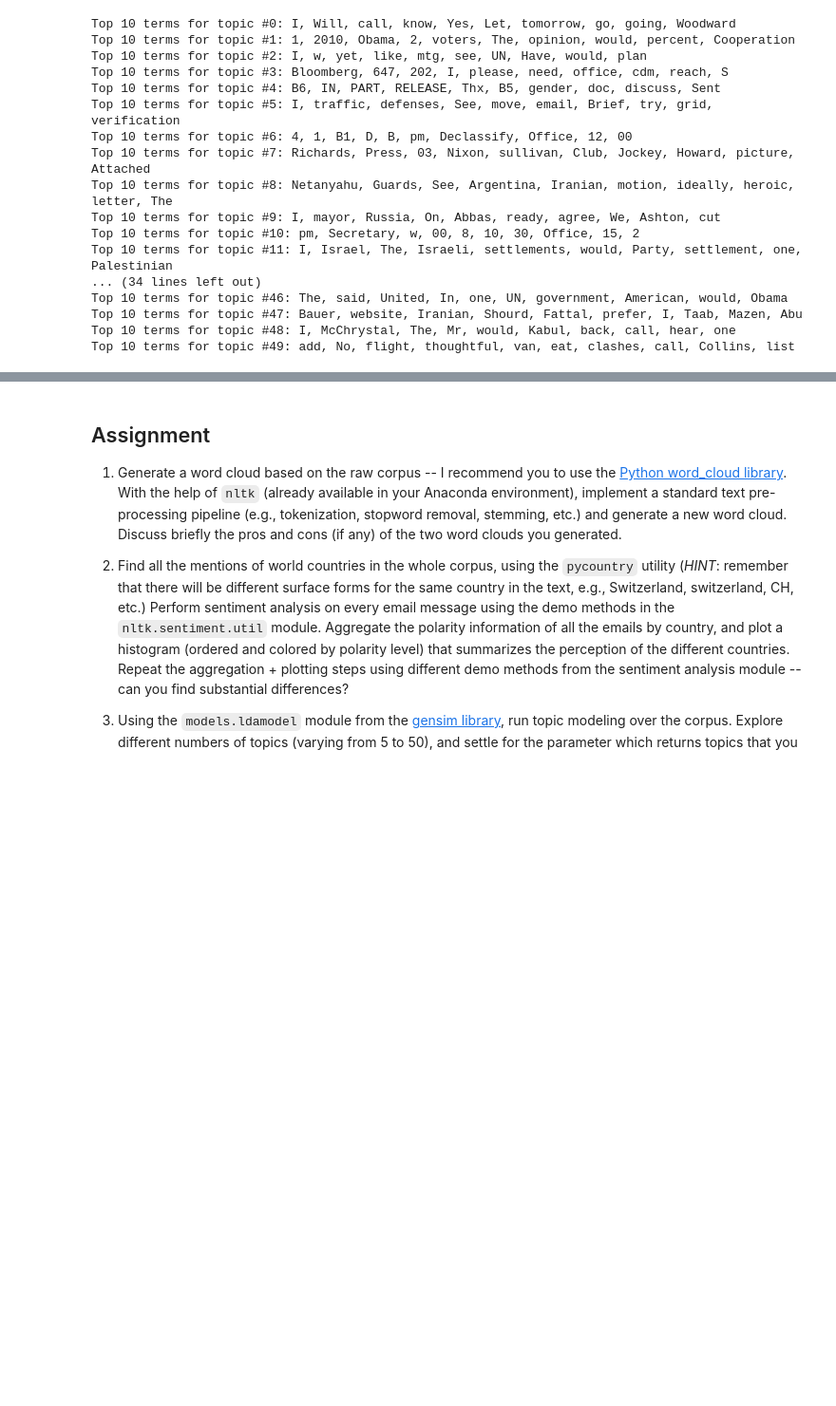
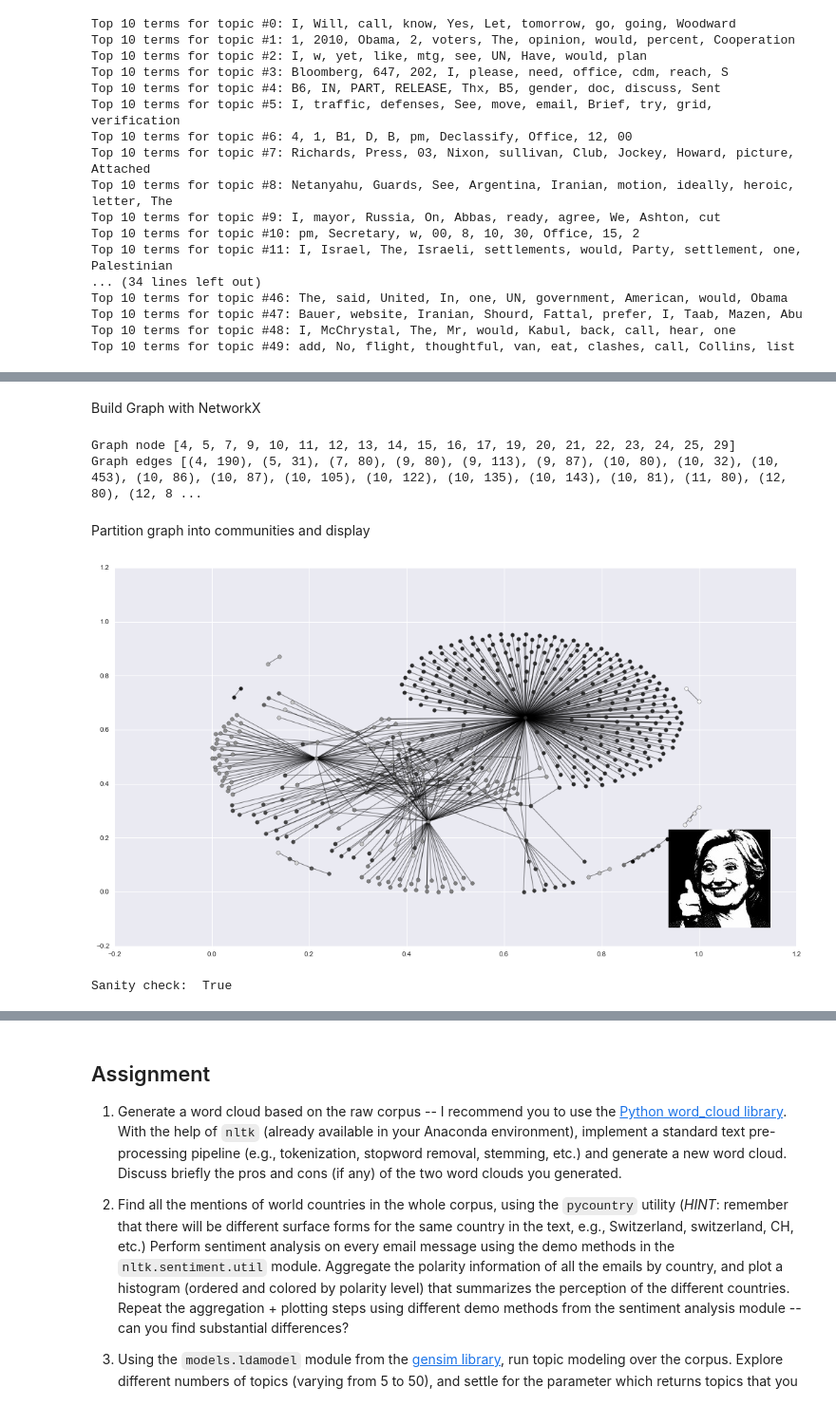
Before and after one commit to PaluchowskiMatthew/ADA-Kepler, a Jupyter notebook: 05 - Taming Text/05 - Taming Text.ipynb, the cells around one changed output, grey strips where cells are left out. Shown at 95% size. Saved outputs shown, nothing was run; the diff lists cells and outputs as text; code cells hidden in the pictures; blank space fills up the shorter version.

```diff
--- a/05 - Taming Text/05 - Taming Text.ipynb
+++ b/05 - Taming Text/05 - Taming Text.ipynb
@@ -425,0 +473,3 @@ pyLDAvis.display(vis_data)
+# %%
+emails_with_receivers = email_receivers.join(emails, how='left', on='EmailId')
+emails_with_receivers
@@ -425,0 +496,3 @@ pyLDAvis.display(vis_data)
+# %%
+graph_table = emails_with_receivers[['PersonId', 'SenderPersonId', 'ExtractedBodyText']]
+graph_table.head(10)
@@ -425,0 +512,4 @@ pyLDAvis.display(vis_data)
+# %%
+graph_table_clean = graph_table.dropna(subset=[['PersonId', 'SenderPersonId']])
+graph_table_clean['SenderPersonId'] = graph_table_clean['SenderPersonId'].astype(int)
+graph_table_clean.head(10)
@@ -425,0 +534,47 @@ pyLDAvis.display(vis_data)
+# %% [markdown]
+Build Graph with NetworkX
+# %%
+import networkx as nx
+G = nx.Graph()
+
+graph_table_clean.apply(lambda row: G.add_edge(row['PersonId'], row['SenderPersonId']), axis=1)
+
+print('Graph node', list(G.nodes())[0:20])
+print('Graph edges', list(G.edges())[0:20])
+# %% [output]
+Graph node [4, 5, 7, 9, 10, 11, 12, 13, 14, 15, 16, 17, 19, 20, 21, 22, 23, 24, 25, 29]
+Graph edges [(4, 190), (5, 31), (7, 80), (9, 80), (9, 113), (9, 87), (10, 80), (10, 32), (10, 453), (10, 86), (10, 87), (10, 105), (10, 122), (10, 135), (10, 143), (10, 81), (11, 80), (12, 80), (12, 8 ...
+# %% [markdown]
+Partition graph into communities and display
+# %%
+import community as coty
+
+# Compute the best partitions
+partition = coty.best_partition(G)
+
+# Draw resultin graph
+size = float(len(set(partition.values())))
+pos = nx.spring_layout(G)
+count = 0.
+for com in set(partition.values()) :
+    count = count + 1.
+    list_nodes = [nodes for nodes in partition.keys()
+                                if partition[nodes] == com]
+    nx.draw_networkx_nodes(G, pos, list_nodes, node_size = 30,
+                                node_color = str(count / size))
+
+
+nx.draw_networkx_edges(G,pos, alpha=0.5)
+fig = plt.gcf()
+fig.set_size_inches(18, 10)
+
+im = Image.open('hillary_mask_2.jpg')
+fig.figimage(im, 850, 50,zorder=10)
+
+plt.show()
+# %% [output]
+[figure, added]
+# %%
+print('Sanity check: ', len(list(G.nodes())) == len(partition))
+# %% [output]
+Sanity check:  True
```
Also changed, not shown: parts of 14 cells of this notebook, 1 other file.
